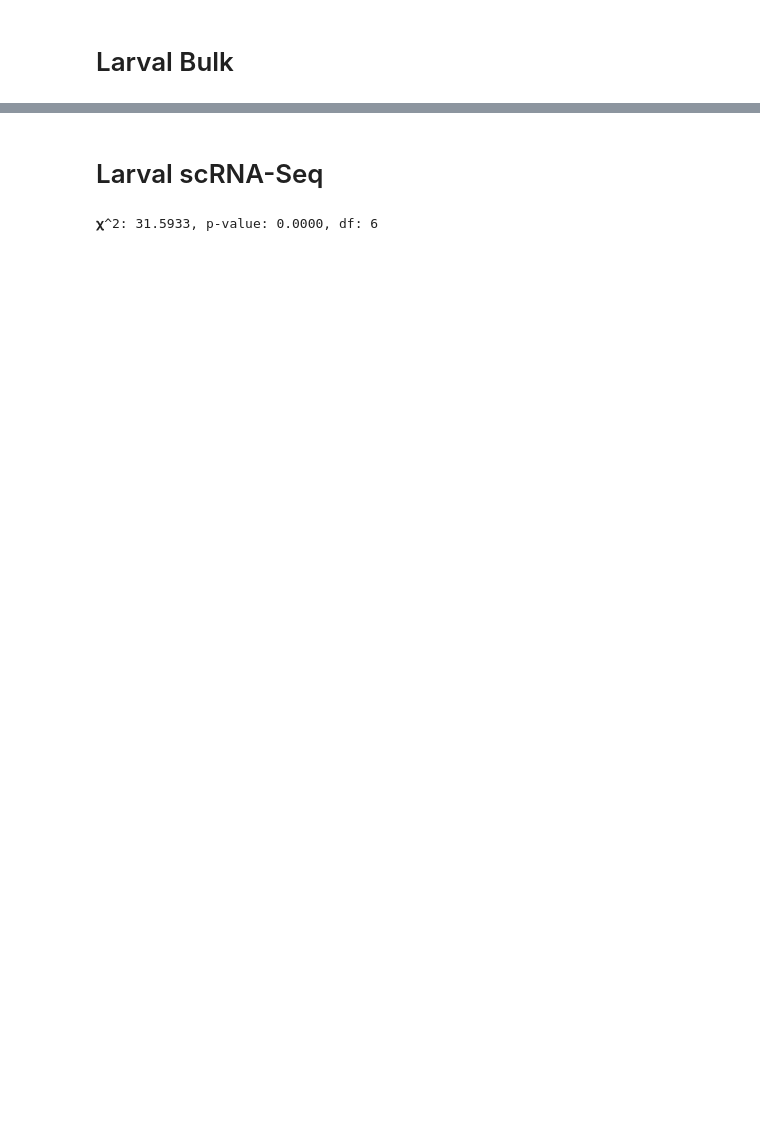
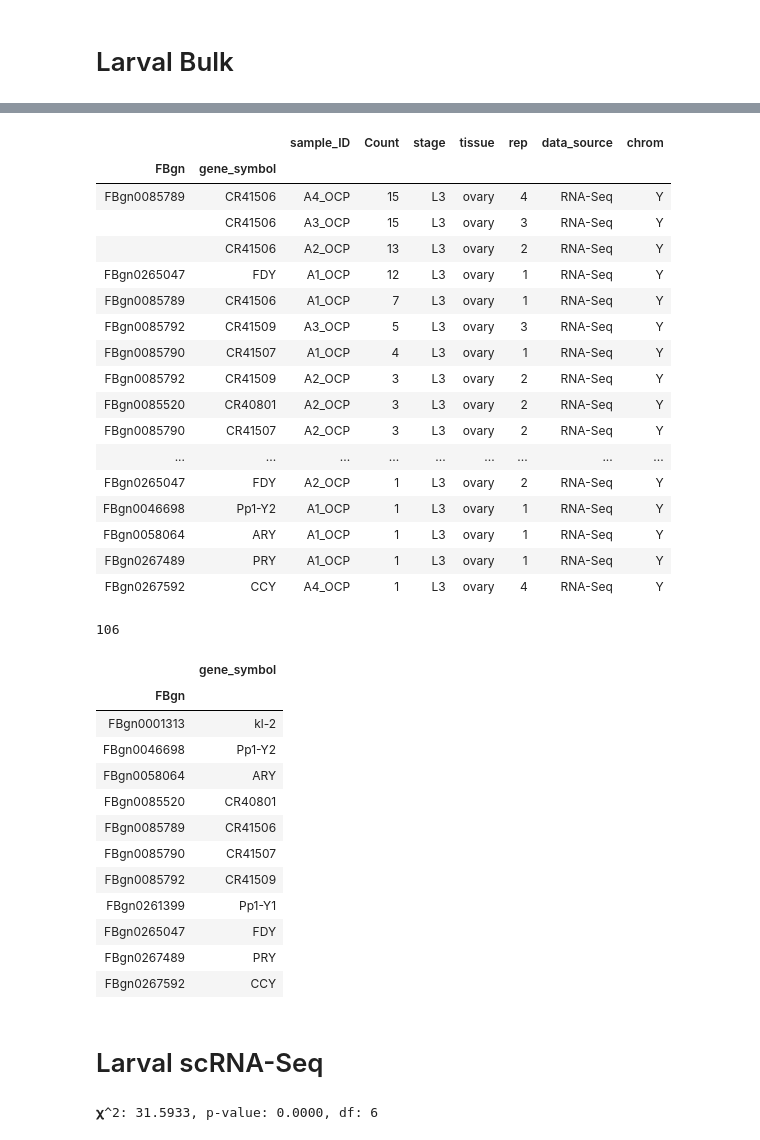
Before and after one commit to jfear/larval_gonad, a Jupyter notebook: science_submission/scripts/fig2D-F_stats.ipynb, the cells around one changed output, grey strips where cells are left out. Saved outputs shown, nothing was run; the diff lists cells and outputs as text; code cells hidden in the pictures; blank space fills up the shorter version.

```diff
--- a/science_submission/scripts/fig2D-F_stats.ipynb
+++ b/science_submission/scripts/fig2D-F_stats.ipynb
@@ -29,8 +54,9 @@ run_chisq(adult_ct).loc[("testis", ["observed", "adj std residual", "fdr q-value
 # %% [markdown]
  # Larval Bulk
 # %%
+larval_bulk = pd.read_feather("../output/bulk2-rnaseq-wf/testis_ovary_counts.feather")
 larval_ct = (
-    pd.read_feather("../output/bulk2-rnaseq-wf/testis_ovary_counts.feather")
+    larval_bulk
     .assign(flag_on=lambda x: x.Count >= 5)
     .groupby(["tissue", "chrom"])
     .flag_on.sum()
@@ -46,6 +72,45 @@ run_chisq(larval_ct).loc[("testis", ["observed", "adj std residual", "fdr q-valu
 | testis | observed | 7373.0000 | 9194.0000 | 9291.0000 | 9294.0000 | 11419.0000 | 335.0000 | 80.0000 |
 |  | adj std residual | -7.5711 | 6.5045 | -2.1991 | 1.8733 | 1.0686 | -3.0093 | 6.8151 |
 |  | fdr q-value | 0.0000 | 0.0000 | 0.0498 | 0.0805 | 0.2254 | 0.0075 | 0.0000 |
+# %%
+fbgn2symbol = pd.read_feather("../references/gene_annotation_dmel_r6-26.feather", columns=["FBgn", "gene_symbol"]).set_index("FBgn").squeeze()
+ovary_y_fbgns = larval_bulk.query("tissue == 'ovary' & chrom == 'Y' & Count > 0")
+display(ovary_y_fbgns.merge(fbgn2symbol, on="FBgn").set_index(["FBgn", "gene_symbol"]).sort_values("Count", ascending=False))
+print(ovary_y_fbgns.Count.sum())
+fbgn2symbol.reindex(ovary_y_fbgns.FBgn.unique()).to_frame()
+# %% [output]
+|  |  | sample_ID | Count | stage | tissue | rep | data_source | chrom |
+| FBgn | gene_symbol |  |  |  |  |  |  |  |
+| FBgn0085789 | CR41506 | A4_OCP | 15 | L3 | ovary | 4 | RNA-Seq | Y |
+|  | CR41506 | A3_OCP | 15 | L3 | ovary | 3 | RNA-Seq | Y |
+|  | CR41506 | A2_OCP | 13 | L3 | ovary | 2 | RNA-Seq | Y |
+| FBgn0265047 | FDY | A1_OCP | 12 | L3 | ovary | 1 | RNA-Seq | Y |
+| FBgn0085789 | CR41506 | A1_OCP | 7 | L3 | ovary | 1 | RNA-Seq | Y |
+| FBgn0085792 | CR41509 | A3_OCP | 5 | L3 | ovary | 3 | RNA-Seq | Y |
+| FBgn0085790 | CR41507 | A1_OCP | 4 | L3 | ovary | 1 | RNA-Seq | Y |
+| FBgn0085792 | CR41509 | A2_OCP | 3 | L3 | ovary | 2 | RNA-Seq | Y |
+| FBgn0085520 | CR40801 | A2_OCP | 3 | L3 | ovary | 2 | RNA-Seq | Y |
+| FBgn0085790 | CR41507 | A2_OCP | 3 | L3 | ovary | 2 | RNA-Seq | Y |
+| ... | ... | ... | ... | ... | ... | ... | ... | ... |
+| FBgn0265047 | FDY | A2_OCP | 1 | L3 | ovary | 2 | RNA-Seq | Y |
+| FBgn0046698 | Pp1-Y2 | A1_OCP | 1 | L3 | ovary | 1 | RNA-Seq | Y |
+| FBgn0058064 | ARY | A1_OCP | 1 | L3 | ovary | 1 | RNA-Seq | Y |
+| FBgn0267489 | PRY | A1_OCP | 1 | L3 | ovary | 1 | RNA-Seq | Y |
+| FBgn0267592 | CCY | A4_OCP | 1 | L3 | ovary | 4 | RNA-Seq | Y |
+106
+|  | gene_symbol |
+| FBgn |  |
+| FBgn0001313 | kl-2 |
+| FBgn0046698 | Pp1-Y2 |
+| FBgn0058064 | ARY |
+| FBgn0085520 | CR40801 |
+| FBgn0085789 | CR41506 |
+| FBgn0085790 | CR41507 |
+| FBgn0085792 | CR41509 |
+| FBgn0261399 | Pp1-Y1 |
+| FBgn0265047 | FDY |
+| FBgn0267489 | PRY |
+| FBgn0267592 | CCY |
 # %% [markdown]
  # Larval scRNA-Seq
 # %%
```
Also changed, not shown: parts of 5 cells of this notebook, 1 other file.
